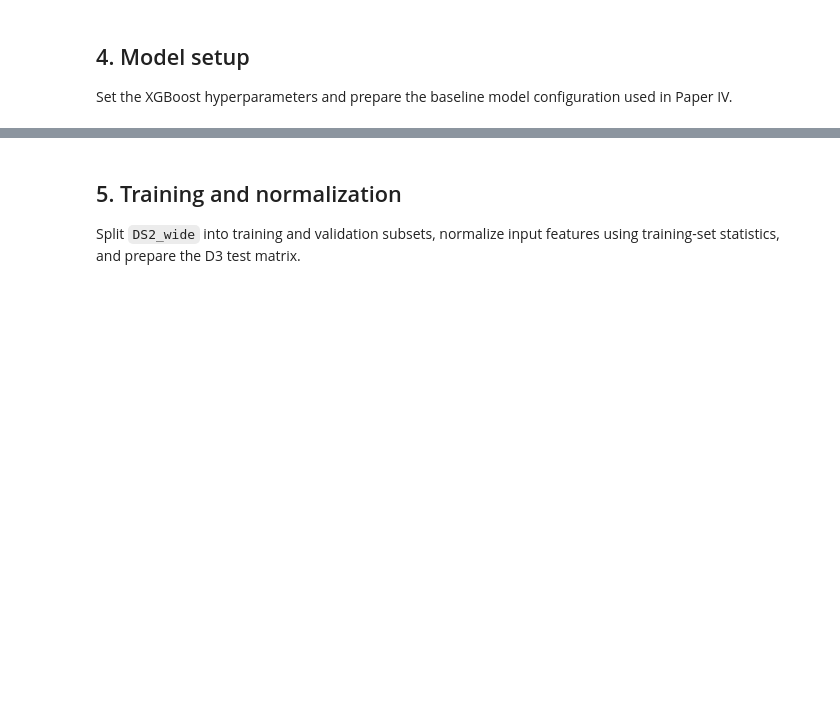
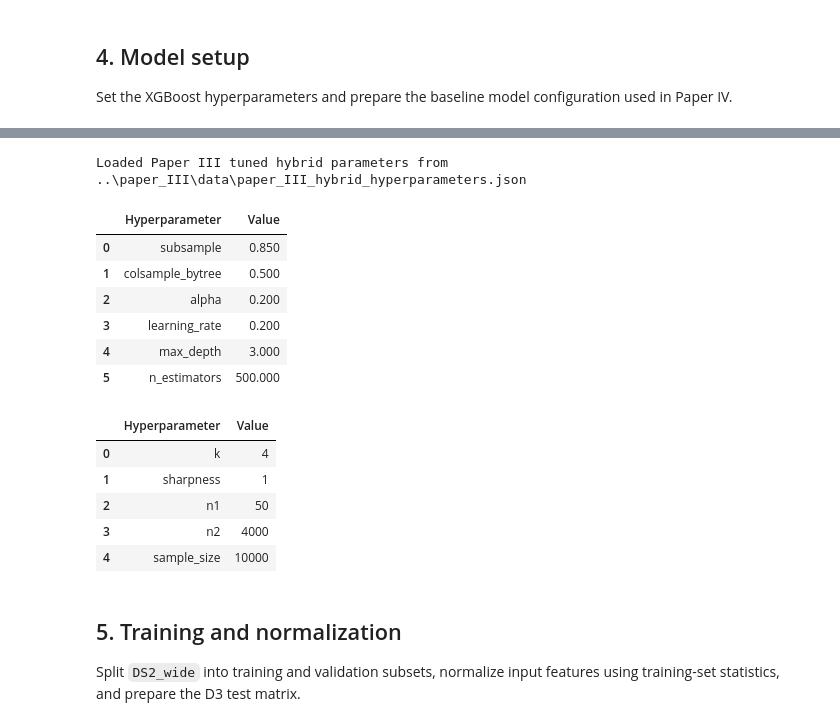
Before and after one commit to christiandalheimoien/phd, a Jupyter notebook: paper_IV/02_reproduce_paper_IV.ipynb, the cells around one changed output, grey strips where cells are left out. Drawn from its saved outputs; the diff is of its cells as text; code cells hidden in the pictures; blank space fills up the shorter version.

```diff
--- a/paper_IV/02_reproduce_paper_IV.ipynb
+++ b/paper_IV/02_reproduce_paper_IV.ipynb
@@ -165,3 +150,60 @@ display(hyperparam_table)
+# %%
+import json
+
+XGB_PARAMS = {
+    "subsample": 0.85,
+    "colsample_bytree": 0.5,
+    "alpha": 0.2,
+    "learning_rate": 0.2,
+    "max_depth": 3,
+    "n_estimators": 500,
+}
+
+PUBLISHED_COEFF_PARAMS = {
+    "k": 8,
+    "sharpness": 1,
+    "n1": 200,
+    "n2": 2000,
+    "sample_size": 10_000,
+}
+
+PAPER_III_HYBRID_PARAM_FILE = Path("../paper_III/data/paper_III_hybrid_hyperparameters.json")
+if PAPER_III_HYBRID_PARAM_FILE.exists():
+    with PAPER_III_HYBRID_PARAM_FILE.open("r", encoding="utf-8") as f:
+        cached_hybrid_params = json.load(f)
+    COEFF_PARAMS = dict(cached_hybrid_params["best_params"])
+    hybrid_param_source = f"Loaded Paper III tuned hybrid parameters from {PAPER_III_HYBRID_PARAM_FILE}"
+else:
+    COEFF_PARAMS = dict(PUBLISHED_COEFF_PARAMS)
+    hybrid_param_source = "Using published Paper IV hybrid coefficient parameters"
+
+print(hybrid_param_source)
+
+xgb_hyperparam_table = pd.DataFrame({
+    "Hyperparameter": list(XGB_PARAMS.keys()),
+    "Value": list(XGB_PARAMS.values()),
+})
+coeff_hyperparam_table = pd.DataFrame({
+    "Hyperparameter": list(COEFF_PARAMS.keys()),
+    "Value": list(COEFF_PARAMS.values()),
+})
+display(xgb_hyperparam_table)
+display(coeff_hyperparam_table)
+# %% [output]
+Loaded Paper III tuned hybrid parameters from ..\paper_III\data\paper_III_hybrid_hyperparameters.json
+|  | Hyperparameter | Value |
+| 0 | subsample | 0.850 |
+| 1 | colsample_bytree | 0.500 |
+| 2 | alpha | 0.200 |
+| 3 | learning_rate | 0.200 |
+| 4 | max_depth | 3.000 |
+| 5 | n_estimators | 500.000 |
+|  | Hyperparameter | Value |
+| 0 | k | 4 |
+| 1 | sharpness | 1 |
+| 2 | n1 | 50 |
+| 3 | n2 | 4000 |
+| 4 | sample_size | 10000 |
 # %% [markdown]
 ## 5. Training and normalization
 
```
Also changed, not shown: parts of 11 cells of this notebook.
